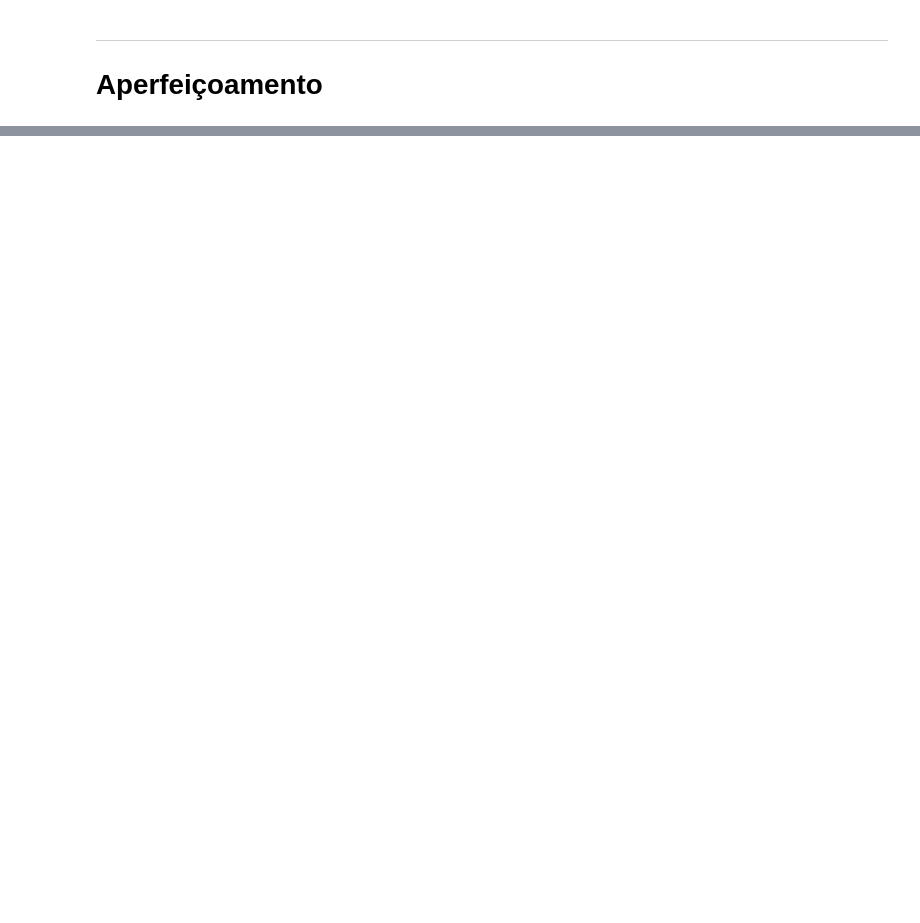
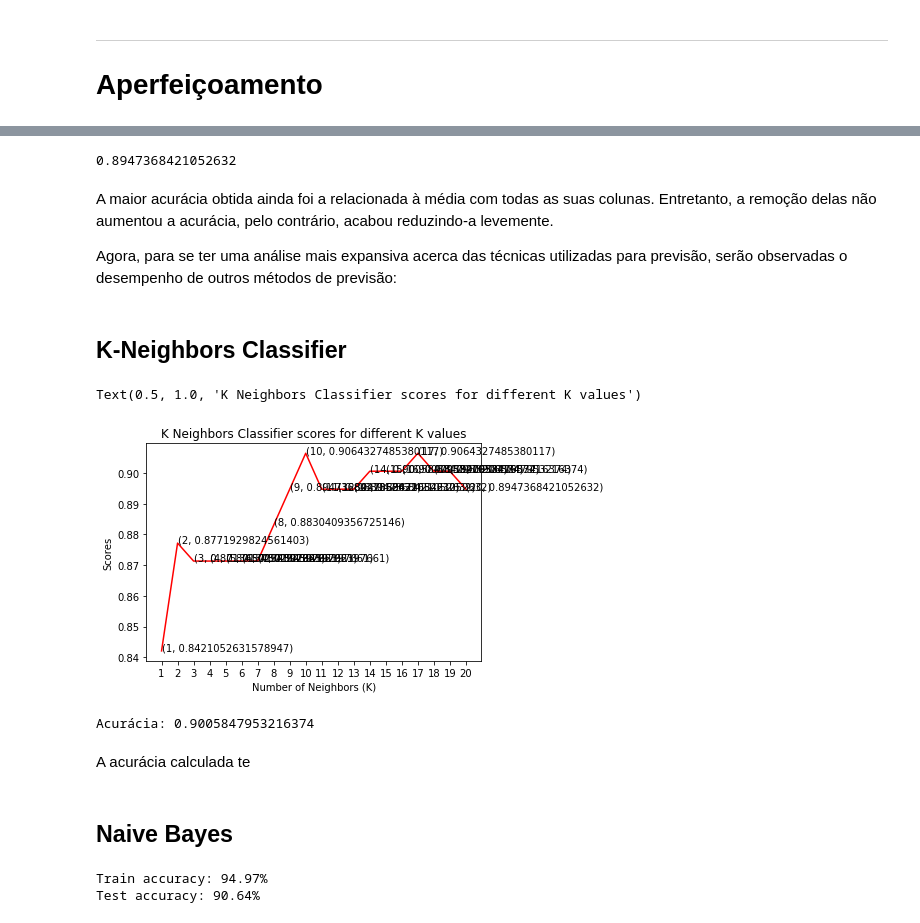
Before and after one commit to GabrielaMitu/CDados2020_Projeto2, a Jupyter notebook: Projeto2 - Análise Exploratória.ipynb, the cells around one changed output, grey strips where cells are left out. Drawn from its saved outputs; the diff is of its cells as text; code cells hidden in the pictures; blank space fills up the shorter version.

Commit message:
outros metodos

```diff
--- a/Projeto2 - Análise Exploratória.ipynb
+++ b/Projeto2 - Análise Exploratória.ipynb
@@ -366,0 +354,50 @@ A filtragem que foi feita anteriormente se baseou na análise visual de um HeatM
+# %%
+train_X= train[prediction_var]
+train_y= train.diagnosis
+test_X = test[prediction_var]
+test_y = test.diagnosis
+# %%
+model=RandomForestClassifier(n_estimators=100)
+# %%
+model.fit(train_X,train_y)
+prediction = model.predict(test_X)
+metrics.accuracy_score(prediction,test_y)
+# %% [output]
+0.8947368421052632
+# %% [markdown]
+A maior acurácia obtida ainda foi a relacionada à média com todas as suas colunas. Entretanto, a remoção delas não aumentou a acurácia, pelo contrário, acabou reduzindo-a levemente.
+
+Agora, para se ter uma análise mais expansiva acerca das técnicas utilizadas para previsão, serão observadas o desempenho de outros métodos de previsão:
+# %% [markdown]
+## K-Neighbors Classifier
+# %%
+knn_scores = []
+for k in range(1,21):
+    knn_classifier = KNeighborsClassifier(n_neighbors = k)
+    knn_classifier.fit(train_X, train_y)
+    knn_scores.append(knn_classifier.score(test_X, test_y))
+# %%
+plt.plot([k for k in range(1, 21)], knn_scores, color = 'red')
+for i in range(1,21):
+    plt.text(i, knn_scores[i-1], (i, knn_scores[i-1]))
+plt.xticks([i for i in range(1, 21)])
+plt.xlabel('Number of Neighbors (K)')
+plt.ylabel('Scores')
+plt.title('K Neighbors Classifier scores for different K values')
+# %% [output]
+Text(0.5, 1.0, 'K Neighbors Classifier scores for different K values')
+[figure, added]
+# %%
+from sklearn.ensemble import RandomForestClassifier
+from sklearn.metrics import accuracy_score
+
+model = RandomForestClassifier(n_estimators=100)
+model.fit(train_X, train_y)
+y_pred = model.predict(test_X)
+print('Acurácia: {}'.format(accuracy_score(test_y, y_pred)))
+# %% [output]
+Acurácia: 0.9005847953216374
+# %% [markdown]
+A acurácia calculada te
+# %% [markdown]
+## Naive Bayes
@@ -366,0 +421,8 @@ A filtragem que foi feita anteriormente se baseou na análise visual de um HeatM
+# %%
+from sklearn.naive_bayes import GaussianNB
+
+#Gaussian Naive Bayes
+model = train_model(train_X, train_y, test_X, test_y, GaussianNB)
+# %% [output]
+Train accuracy: 94.97%
+Test accuracy: 90.64%
```
Also changed, not shown: parts of 24 cells of this notebook.
